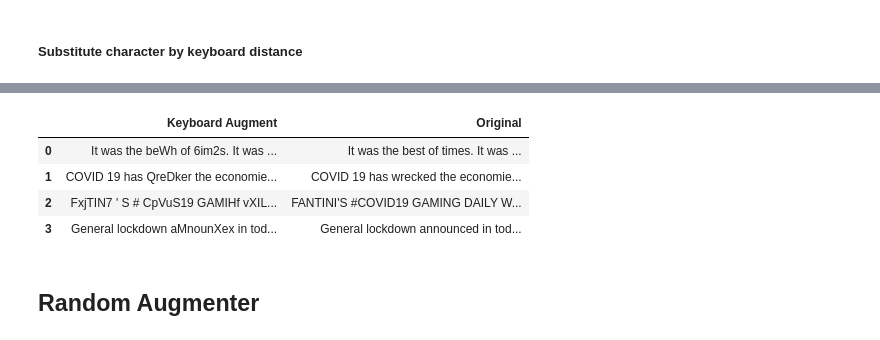
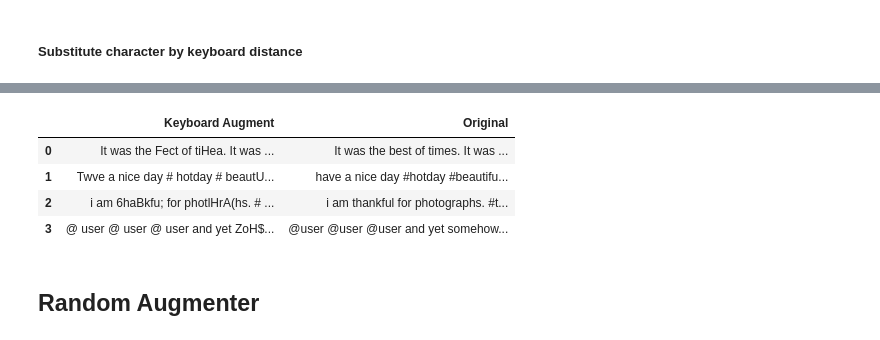
Before and after one commit to PacktPublishing/Data-Augmentation-with-Python, a Jupyter notebook: data_augmentation_with_python_chapter_5.ipynb, the cells around one changed output, grey strips where cells are left out. Saved outputs shown, nothing was run; the diff lists cells and outputs as text; code cells hidden in the pictures.

```diff
--- a/data_augmentation_with_python_chapter_5.ipynb
+++ b/data_augmentation_with_python_chapter_5.ipynb
@@ -426,11 +424,11 @@ pluto.print_aug_keyboard(pluto.df_netflix_data, col_dest='description',aug_name=
 # %%
-pluto.print_aug_keyboard(pluto.df_twitter_data, col_dest='OriginalTweet',aug_name='Keyboard Augment')
+pluto.print_aug_keyboard(pluto.df_twitter_data, col_dest='clean_tweet',aug_name='Keyboard Augment')
 # %% [output]
 |  | Keyboard Augment | Original |
-| 0 | It was the beWh of 6im2s. It was ... | It was the best of times. It was ... |
-| 1 | COVID 19 has QreDker the economie... | COVID 19 has wrecked the economie... |
-| 2 | FxjTIN7 ' S # CpVuS19 GAMIHf vXIL... | FANTINI'S #COVID19 GAMING DAILY W... |
-| 3 | General lockdown aMnounXex in tod... | General lockdown announced in tod... |
+| 0 | It was the Fect of tiHea. It was ... | It was the best of times. It was ... |
+| 1 | Twve a nice day # hotday # beautU... | have a nice day #hotday #beautifu... |
+| 2 | i am 6haBkfu; for photlHrA(hs. # ... | i am thankful for photographs. #t... |
+| 3 | @ user @ user @ user and yet ZoH$... | @user @user @user and yet somehow... |
 # %% [markdown]
 ## Random Augmenter<a class="anchor" id="random_aug"></a>
 # %% [markdown]
```
Also changed, not shown: parts of 61 cells of this notebook.
